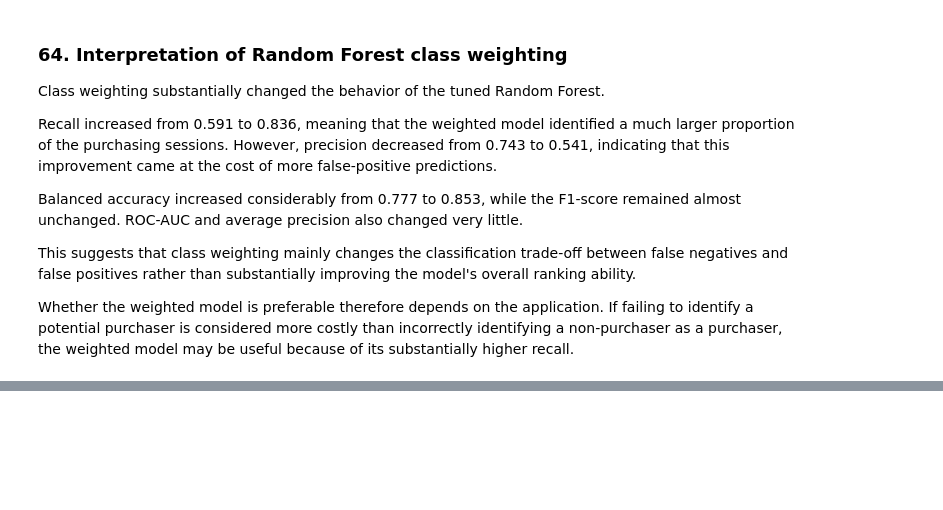
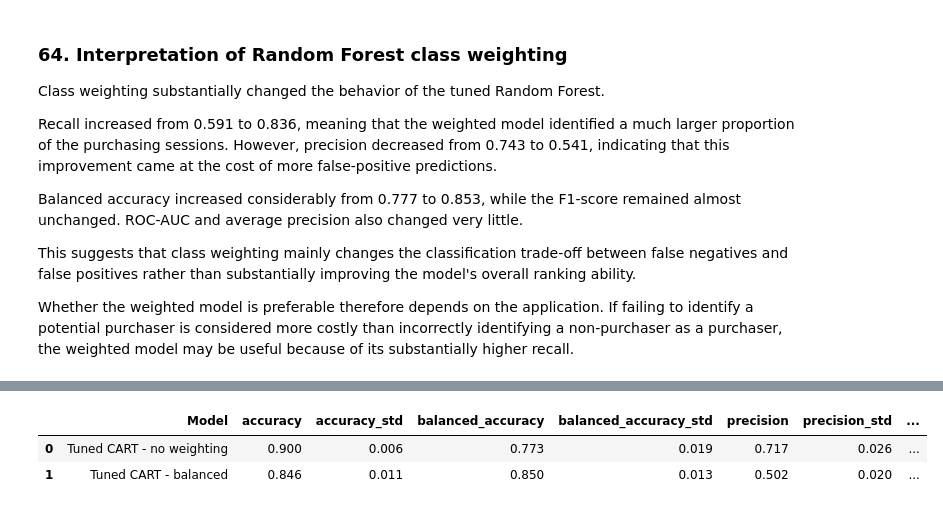
Before and after one commit to EmilB04/Machine-Learning, a Jupyter notebook: project1/notebooks/analysis.ipynb, the cells around one changed output, grey strips where cells are left out. Drawn from its saved outputs; the diff is of its cells as text; code cells hidden in the pictures; blank space fills up the shorter version.

Commit message:
Class Weighed CART

```diff
--- a/project1/notebooks/analysis.ipynb
+++ b/project1/notebooks/analysis.ipynb
@@ -2246,0 +2259,14 @@ be useful because of its substantially higher recall.
+# %%
+weighted_cart = Pipeline([
+    ("preprocessor", preprocessor),
+    (
+        "model",
+        DecisionTreeClassifier(
+            max_depth=6,
+            min_samples_leaf=50,
+            ccp_alpha=0.0,
+            class_weight="balanced",
+            random_state=42
+        )
+    )
+])
@@ -2246,0 +2278,9 @@ be useful because of its substantially higher recall.
+# %%
+weighted_cart_cv = cross_validate(
+    weighted_cart,
+    X_train,
+    y_train,
+    cv=cv,
+    scoring=scoring,
+    n_jobs=-1
+)
@@ -2246,0 +2294,11 @@ be useful because of its substantially higher recall.
+# %%
+cart_weight_comparison = pd.DataFrame([
+    summarize_cv("Tuned CART - no weighting", tuned_cart_cv),
+    summarize_cv("Tuned CART - balanced", weighted_cart_cv)
+])
+
+cart_weight_comparison.round(3)
+# %% [output]
+|  | Model | accuracy | accuracy_std | balanced_accuracy | balanced_accuracy_std | precision | precision_std | ... |
+| 0 | Tuned CART - no weighting | 0.900 | 0.006 | 0.773 | 0.019 | 0.717 | 0.026 | ... |
+| 1 | Tuned CART - balanced | 0.846 | 0.011 | 0.850 | 0.013 | 0.502 | 0.020 | ... |
```
Also changed, not shown: parts of 4 cells of this notebook.
